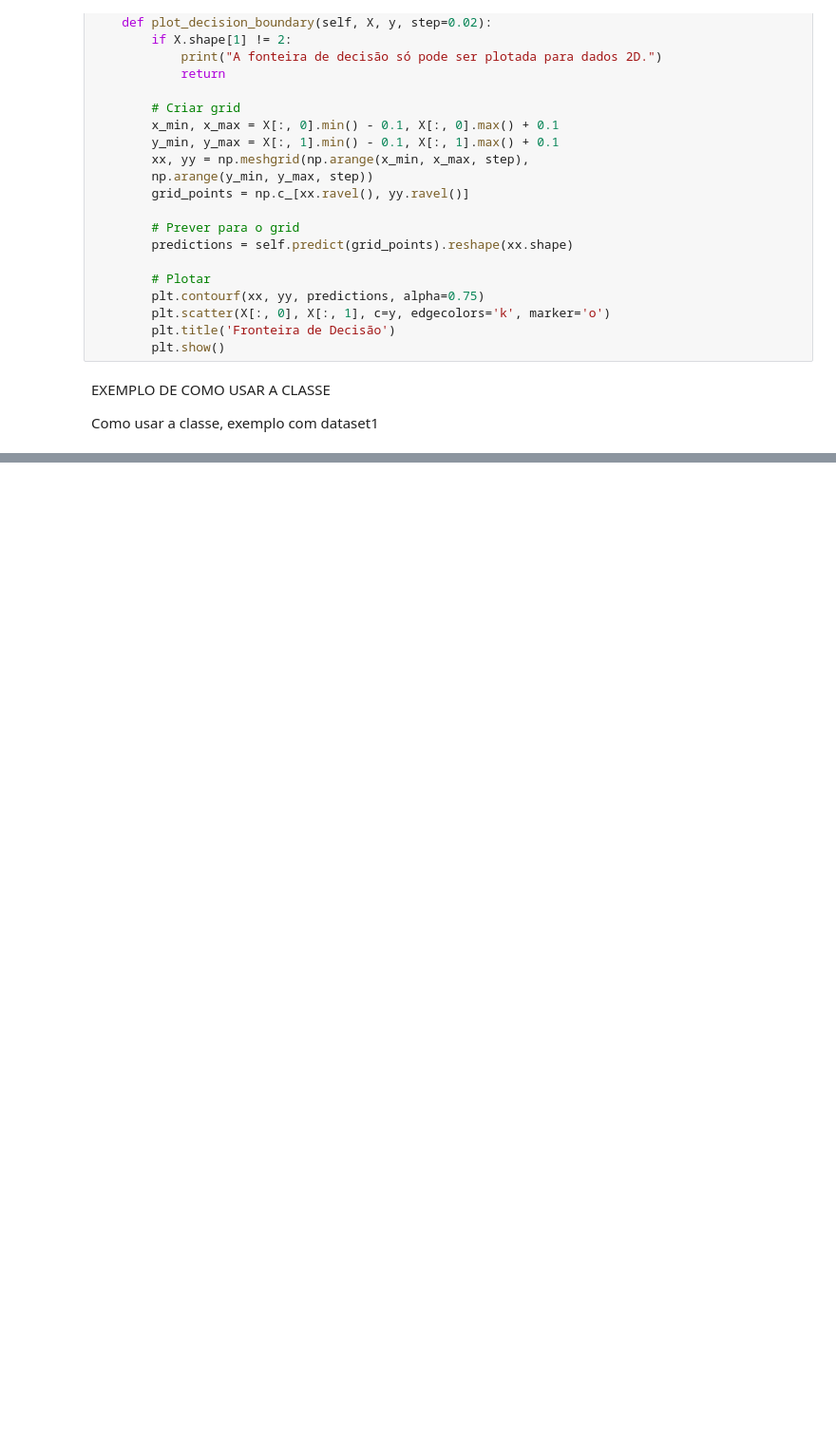
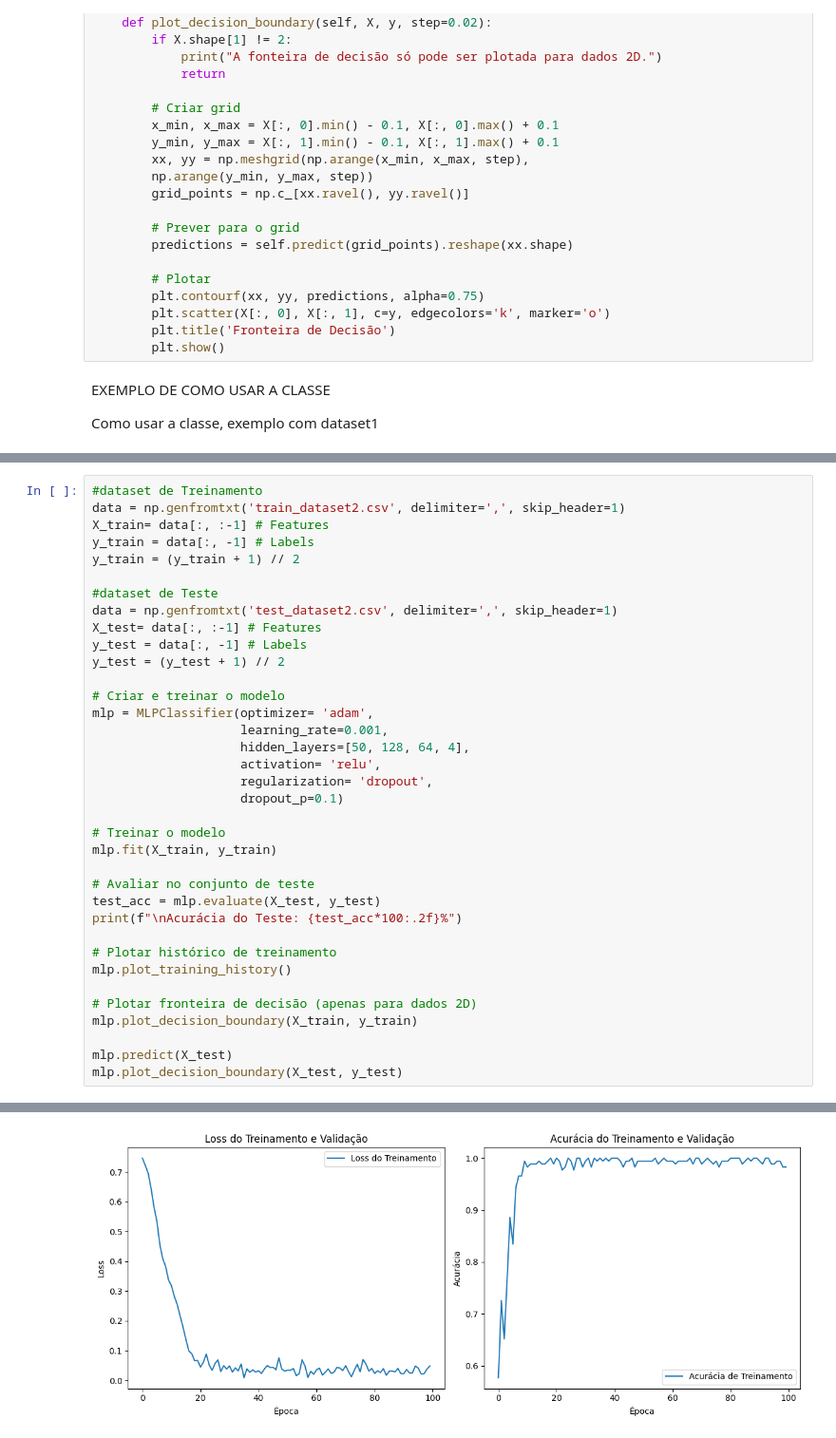
Before and after one commit to AlissaGabriel/Fatec-AprendizagemDeMaquina, a Jupyter notebook: Aula17/multi_layer_perceptron.ipynb, the cells around one changed output, grey strips where cells are left out. Shown at 95% size. Cells and saved outputs as stored; diff of their text form; blank space fills up the shorter version.

Commit message:
update: multi_layer_perceptron

```diff
--- a/Aula17/multi_layer_perceptron.ipynb
+++ b/Aula17/multi_layer_perceptron.ipynb
@@ -352,0 +355,37 @@ Acurácia do Teste: 96.67%
+# %%
+#dataset de Treinamento
+data = np.genfromtxt('train_dataset2.csv', delimiter=',', skip_header=1)
+X_train= data[:, :-1] # Features
+y_train = data[:, -1] # Labels
+y_train = (y_train + 1) // 2
+
+#dataset de Teste
+data = np.genfromtxt('test_dataset2.csv', delimiter=',', skip_header=1)
+X_test= data[:, :-1] # Features
+y_test = data[:, -1] # Labels
+y_test = (y_test + 1) // 2
+
+# Criar e treinar o modelo
+mlp = MLPClassifier(optimizer= 'adam',
+                    learning_rate=0.001,
+                    hidden_layers=[50, 128, 64, 4],
+                    activation= 'relu',
+                    regularization= 'dropout',
+                    dropout_p=0.1)
+
+# Treinar o modelo
+mlp.fit(X_train, y_train)
+
+# Avaliar no conjunto de teste
+test_acc = mlp.evaluate(X_test, y_test)
+print(f"\nAcurácia do Teste: {test_acc*100:.2f}%")
+
+# Plotar histórico de treinamento
+mlp.plot_training_history()
+
+# Plotar fronteira de decisão (apenas para dados 2D)
+mlp.plot_decision_boundary(X_train, y_train)
+
+mlp.predict(X_test)
+mlp.plot_decision_boundary(X_test, y_test)
+# %% [output]
@@ -352,0 +408 @@ Acurácia do Teste: 96.67%
+[figure, added]
```
Also changed, not shown: parts of 4 cells of this notebook, 6 other files.
